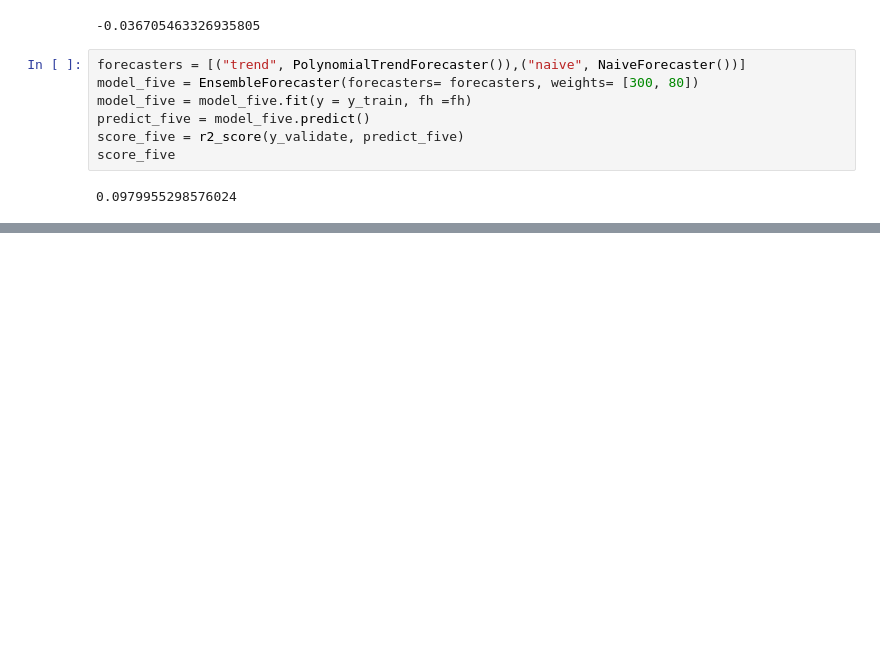
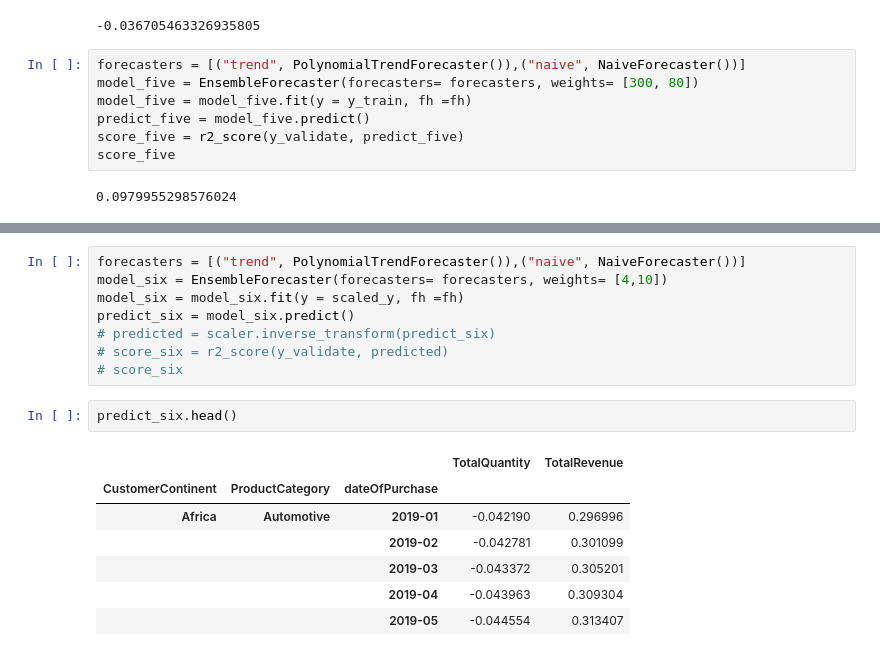
Before and after one commit to josephine-amponsah/hierarchical-forecasting, a Jupyter notebook: notebooks/multivariate-HTS.ipynb, the cells around one changed output, grey strips where cells are left out. Drawn from its saved outputs; the diff is of its cells as text; blank space fills up the shorter version.

```diff
--- a/notebooks/multivariate-HTS.ipynb
+++ b/notebooks/multivariate-HTS.ipynb
@@ -367,0 +418,18 @@ score_five
+# %%
+forecasters = [("trend", PolynomialTrendForecaster()),("naive", NaiveForecaster())]
+model_six = EnsembleForecaster(forecasters= forecasters, weights= [4,10])
+model_six = model_six.fit(y = scaled_y, fh =fh)
+predict_six = model_six.predict()
+# predicted = scaler.inverse_transform(predict_six)
+# score_six = r2_score(y_validate, predicted)
+# score_six
+# %%
+predict_six.head()
+# %% [output]
+|  |  |  | TotalQuantity | TotalRevenue |
+| CustomerContinent | ProductCategory | dateOfPurchase |  |  |
+| Africa | Automotive | 2019-01 | -0.042190 | 0.296996 |
+|  |  | 2019-02 | -0.042781 | 0.301099 |
+|  |  | 2019-03 | -0.043372 | 0.305201 |
+|  |  | 2019-04 | -0.043963 | 0.309304 |
+|  |  | 2019-05 | -0.044554 | 0.313407 |
```
Also changed, not shown: parts of 42 cells of this notebook.
